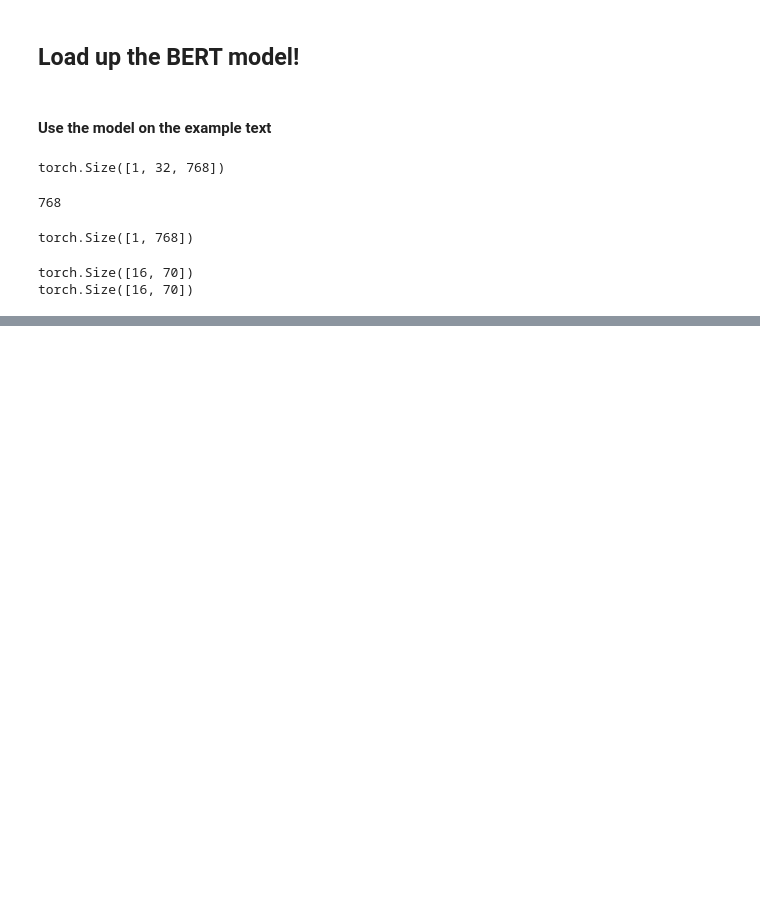
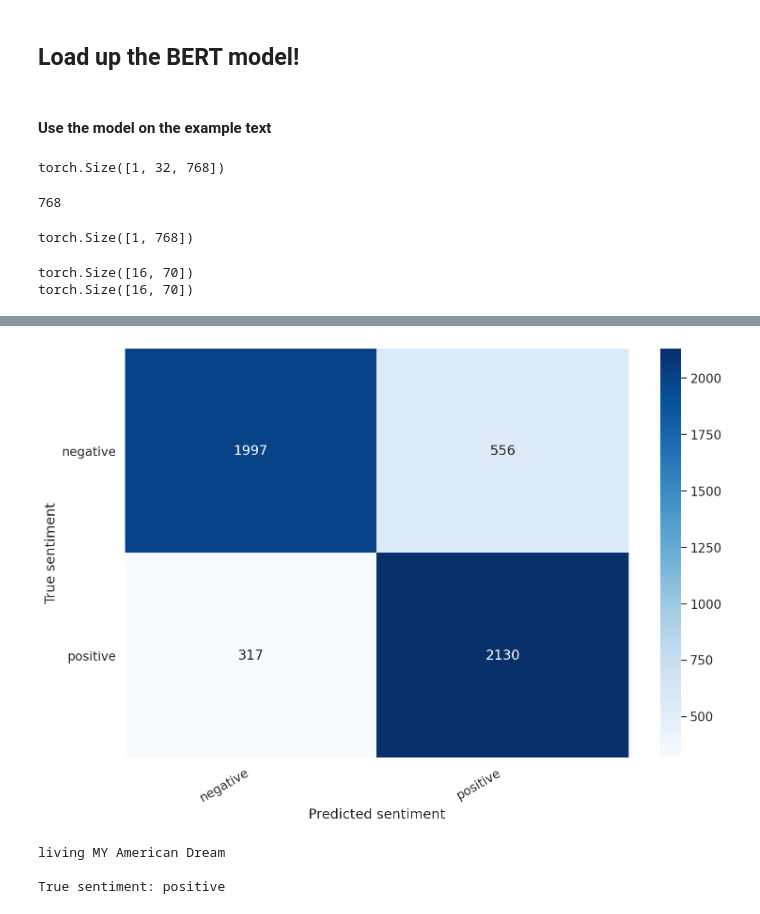
Before and after one commit to mikeusru/sentiment-analysis-bert, a Jupyter notebook: Twitter Sentiment Analysis with Transformers.ipynb, the cells around one changed output, grey strips where cells are left out. Drawn from its saved outputs; the diff is of its cells as text; code cells hidden in the pictures; blank space fills up the shorter version.

```diff
--- a/Twitter Sentiment Analysis with Transformers.ipynb
+++ b/Twitter Sentiment Analysis with Transformers.ipynb
@@ -466,0 +579,5 @@ RuntimeError: CUDA error: device-side assert triggered
+# %%
+y_tweet_texts, y_pred, y_pred_probs, y_test = get_predictions(
+    model,
+    test_data_loader
+)
@@ -466,0 +595,12 @@ RuntimeError: CUDA error: device-side assert triggered
+# %%
+def show_confusion_matrix(confusion_matrix):
+    hmap = sns.heatmap(confusion_matrix, annot=True, fmt="d", cmap="Blues")
+    hmap.yaxis.set_ticklabels(hmap.yaxis.get_ticklabels(), rotation=0, ha='right')
+    hmap.xaxis.set_ticklabels(hmap.xaxis.get_ticklabels(), rotation=30, ha='right')
+    plt.ylabel('True sentiment')
+    plt.xlabel('Predicted sentiment');
+cm = confusion_matrix(y_test, y_pred)
+df_cm = pd.DataFrame(cm, index=class_names, columns=class_names)
+show_confusion_matrix(df_cm)
+# %% [output]
+[figure, added]
@@ -466,0 +615,8 @@ RuntimeError: CUDA error: device-side assert triggered
+# %%
+print("\n".join(wrap(tweet_text)))
+print()
+print(f'True sentiment: {class_names[true_sentiment]}')
+# %% [output]
+living MY American Dream
+
+True sentiment: positive
```
Also changed, not shown: parts of 27 cells of this notebook, 1 other file.
